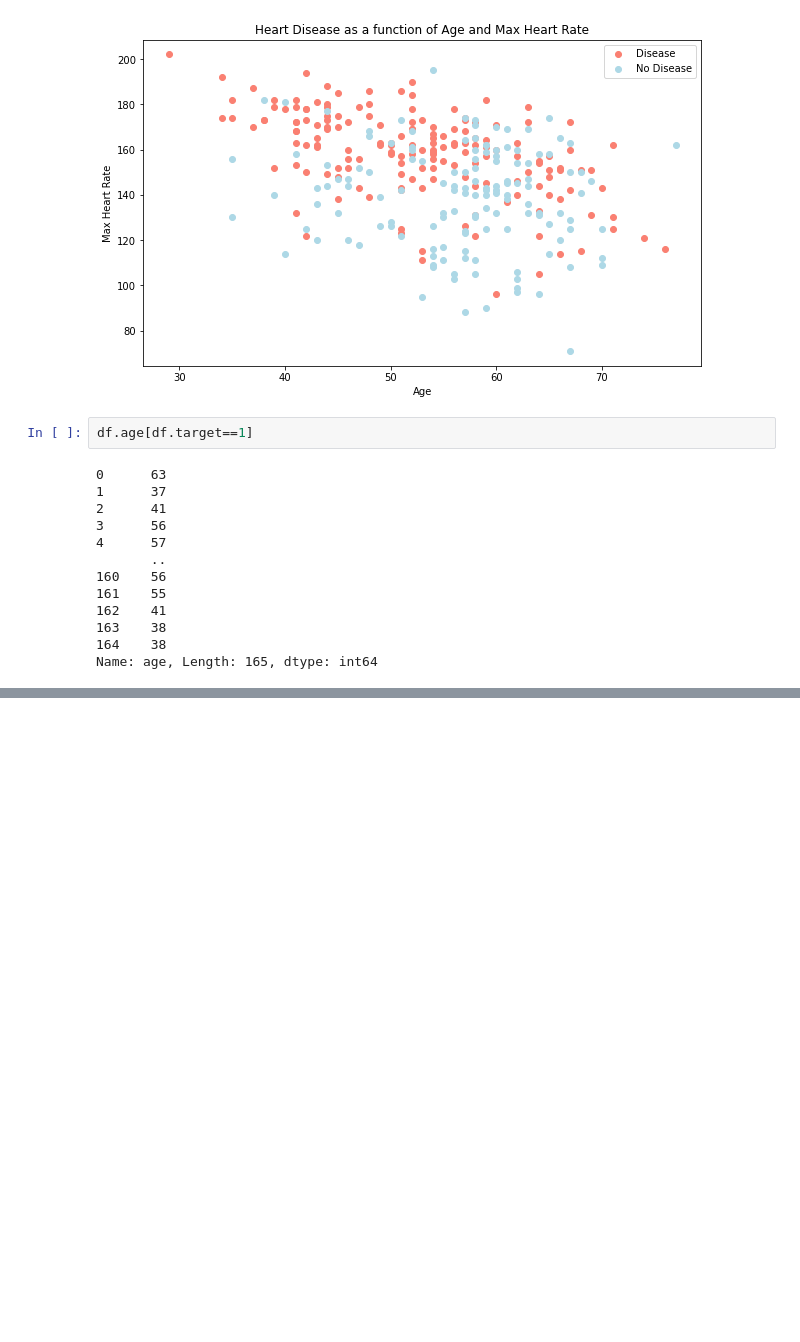
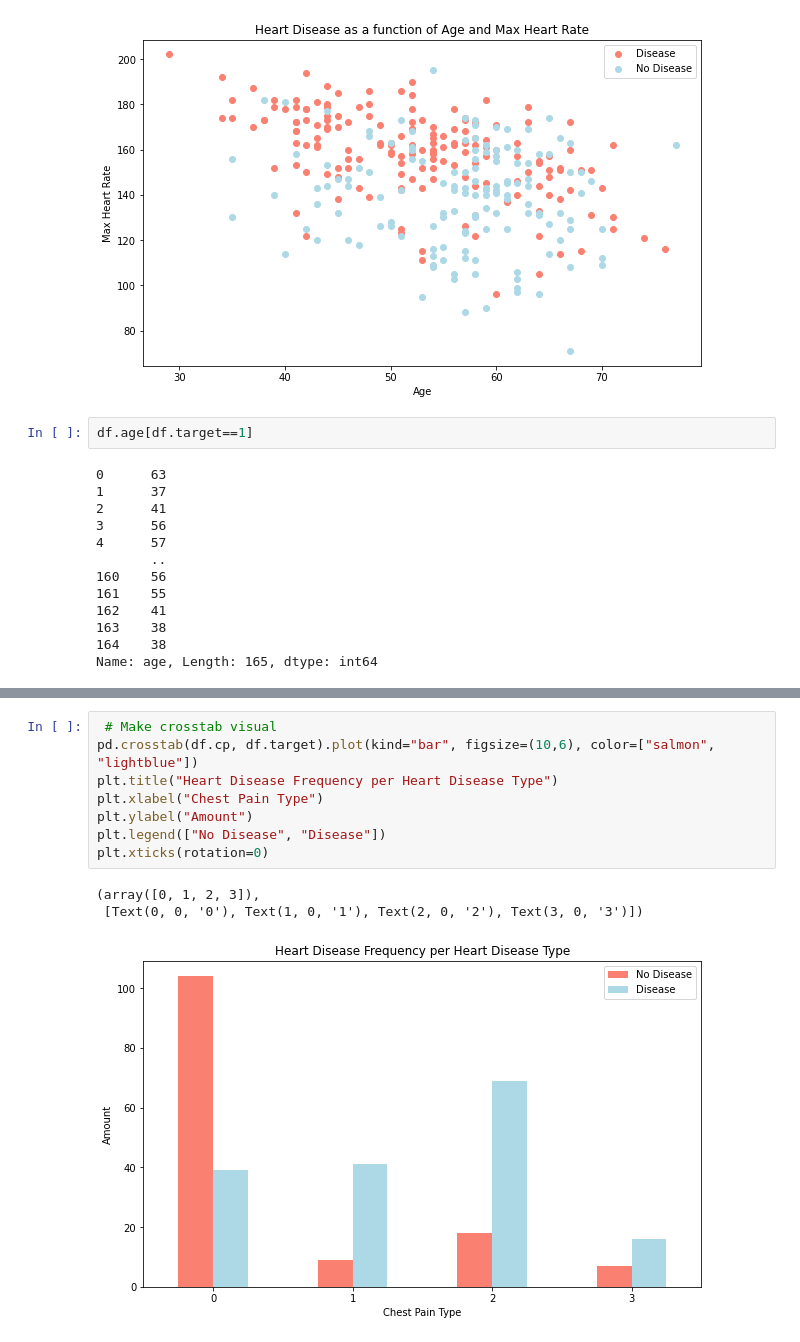
Before and after one commit to GIS-enthusiast/Data-Science-Machine-Learning, a Jupyter notebook: Predicting Heart Disease - Cleavland Data.ipynb, the cells around one changed output, grey strips where cells are left out. Drawn from its saved outputs; the diff is of its cells as text; blank space fills up the shorter version.

```diff
--- a/Predicting Heart Disease - Cleavland Data.ipynb
+++ b/Predicting Heart Disease - Cleavland Data.ipynb
@@ -248,0 +267,12 @@ Name: age, Length: 165, dtype: int64
+# %%
+ # Make crosstab visual
+pd.crosstab(df.cp, df.target).plot(kind="bar", figsize=(10,6), color=["salmon", "lightblue"])
+plt.title("Heart Disease Frequency per Heart Disease Type")
+plt.xlabel("Chest Pain Type")
+plt.ylabel("Amount")
+plt.legend(["No Disease", "Disease"])
+plt.xticks(rotation=0)
+# %% [output]
+(array([0, 1, 2, 3]),
+ [Text(0, 0, '0'), Text(1, 0, '1'), Text(2, 0, '2'), Text(3, 0, '3')])
+[figure, added]
```
Also changed, not shown: parts of 16 cells of this notebook.
